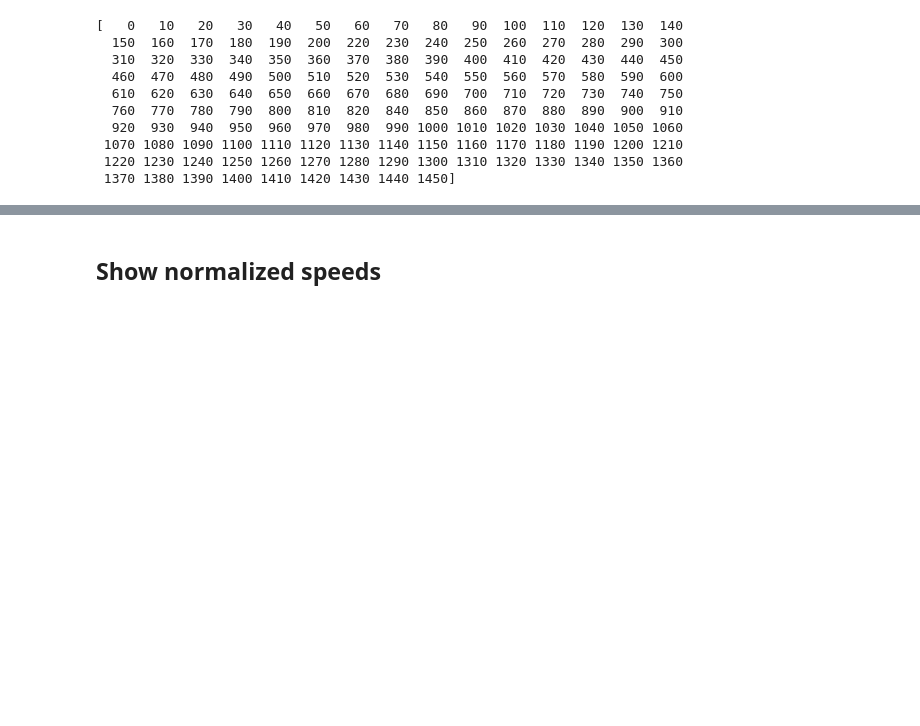
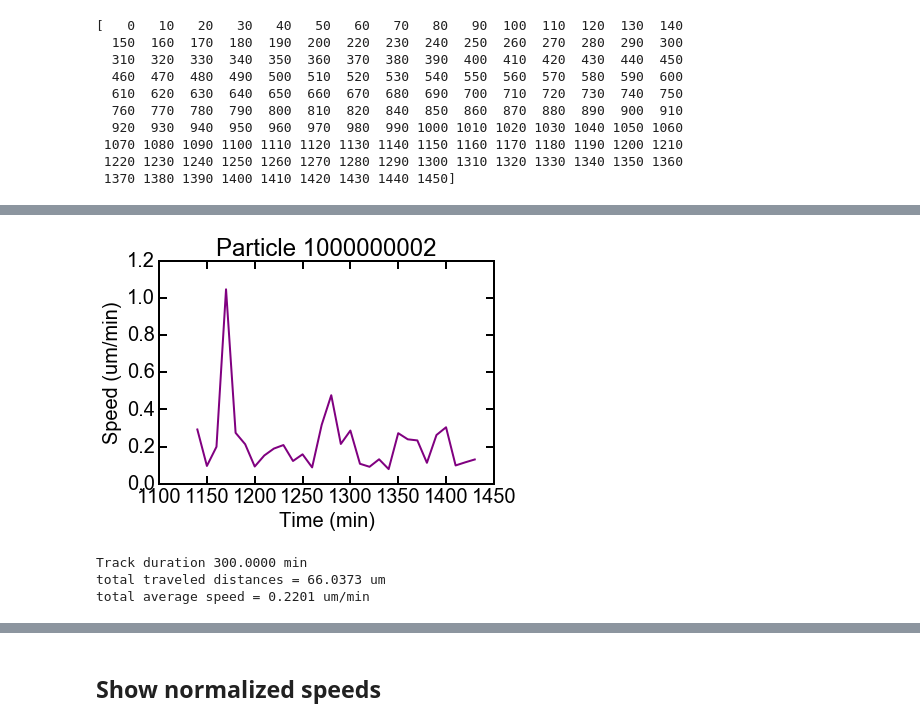
Before and after one commit to OrielBanne/myIPythonNotebooks, a Jupyter notebook: pub/Migration velocity.ipynb, the cells around one changed output, grey strips where cells are left out. Cells and saved outputs as stored; diff of their text form; code cells hidden in the pictures; blank space fills up the shorter version.

```diff
--- a/pub/Migration velocity.ipynb
+++ b/pub/Migration velocity.ipynb
@@ -158,0 +194,4 @@ t2 = t2[:-1]
+# %%
+D2 = distance(P2) # in um
+S2 = D2/10.
+t2 = t2[:-1]
@@ -159,6 +202,16 @@ t2 = t2[:-1]
 # %%
-plt.plot(t2, D2, color = '#800080')
+plt.plot(t2, S2, color = '#800080')
 plt.xlabel('Time (min)')
 plt.ylabel('Speed (um/min)'), plt.title('Particle %d'%TrackID[2]);
+# %% [output]
+[figure, added]
+# %%
+print('Track duration %2.4f min'%(len(t2)*10.))
+print('total traveled distances = %2.4f um'%np.sum(D2))
+print('total average speed = %2.4f um/min'%S2.mean())
+# %% [output]
+Track duration 300.0000 min
+total traveled distances = 66.0373 um
+total average speed = 0.2201 um/min
 # %%
 #Overlap
```
Also changed, not shown: parts of 23 cells of this notebook.
